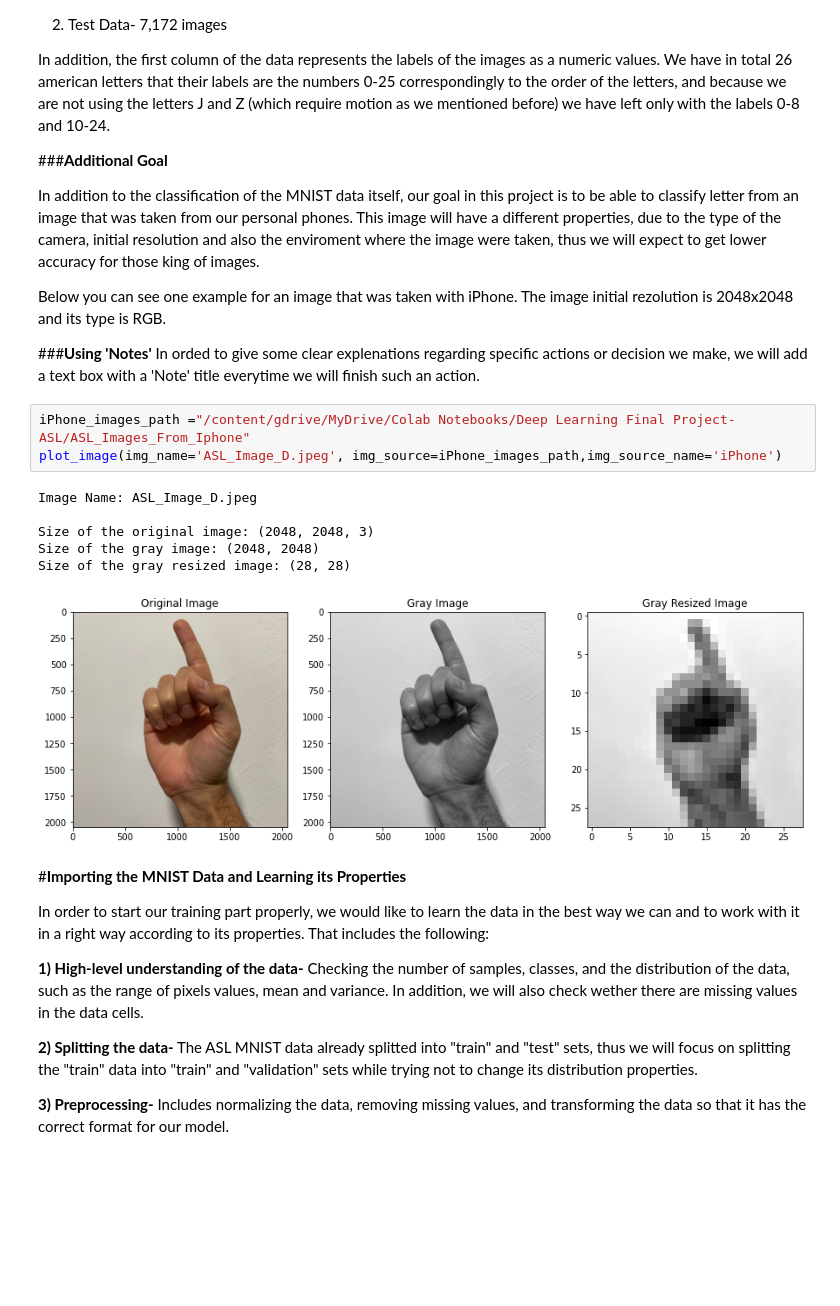
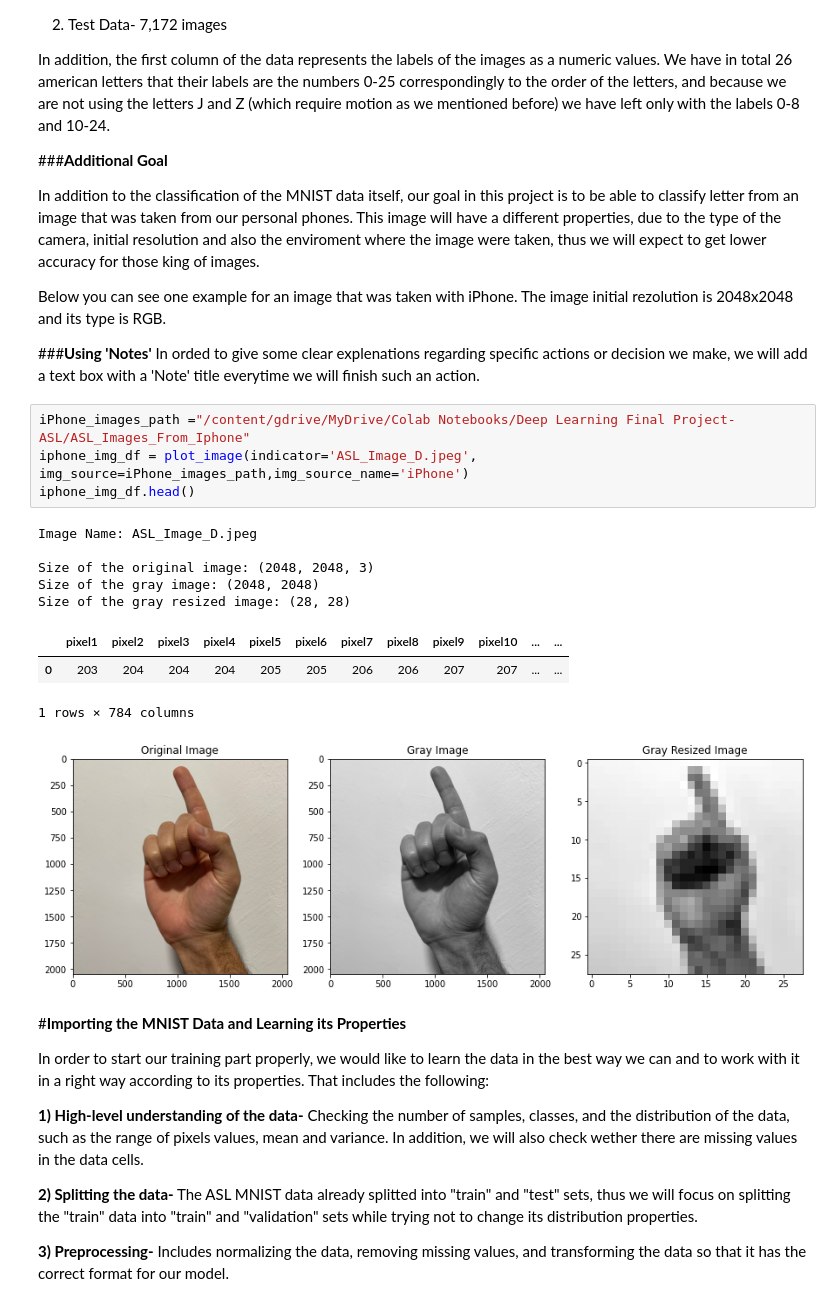
Before and after one commit to RonBartov/american-sign-language-image-classification, a Jupyter notebook: Copy_of_Deep_Learning_Final_Project_ASL_Classification.ipynb, the cells around one changed output. Drawn from its saved outputs; the diff is of its cells as text; blank space fills up the shorter version.

```diff
--- a/Copy_of_Deep_Learning_Final_Project_ASL_Classification.ipynb
+++ b/Copy_of_Deep_Learning_Final_Project_ASL_Classification.ipynb
@@ -126,13 +140,17 @@ Below you can see one example for an image that was taken with iPhone. The image
 In orded to give some clear explenations regarding specific actions or decision we make, we will add a text box with a 'Note' title everytime we will finish such an action.
 # %%
 iPhone_images_path ="/content/gdrive/MyDrive/Colab Notebooks/Deep Learning Final Project- ASL/ASL_Images_From_Iphone"
-plot_image(img_name='ASL_Image_D.jpeg', img_source=iPhone_images_path,img_source_name='iPhone')
+iphone_img_df = plot_image(indicator='ASL_Image_D.jpeg', img_source=iPhone_images_path,img_source_name='iPhone')
+iphone_img_df.head()
 # %% [output]
 Image Name: ASL_Image_D.jpeg
 
 Size of the original image: (2048, 2048, 3)
 Size of the gray image: (2048, 2048)
 Size of the gray resized image: (28, 28)
+|  | pixel1 | pixel2 | pixel3 | pixel4 | pixel5 | pixel6 | pixel7 | pixel8 | pixel9 | pixel10 | ... | ... |
+| 0 | 203 | 204 | 204 | 204 | 205 | 205 | 206 | 206 | 207 | 207 | ... | ... |
+1 rows × 784 columns
 [figure]
 # %% [markdown]
 #**Importing the MNIST Data and Learning its Properties**
```
Also changed, not shown: parts of 6 cells of this notebook.
